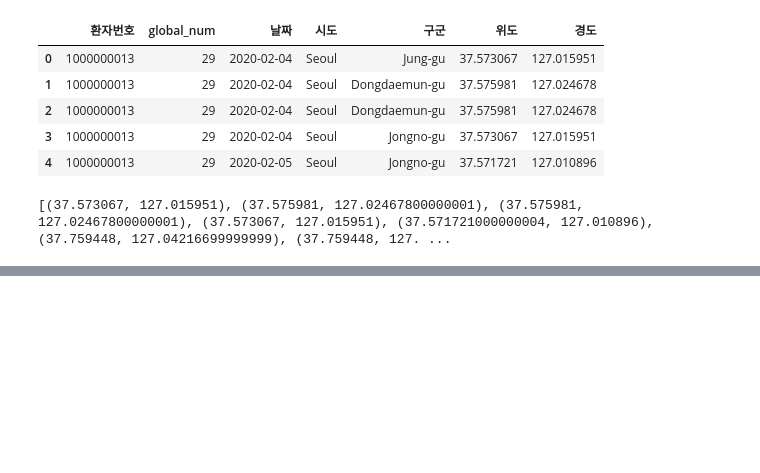
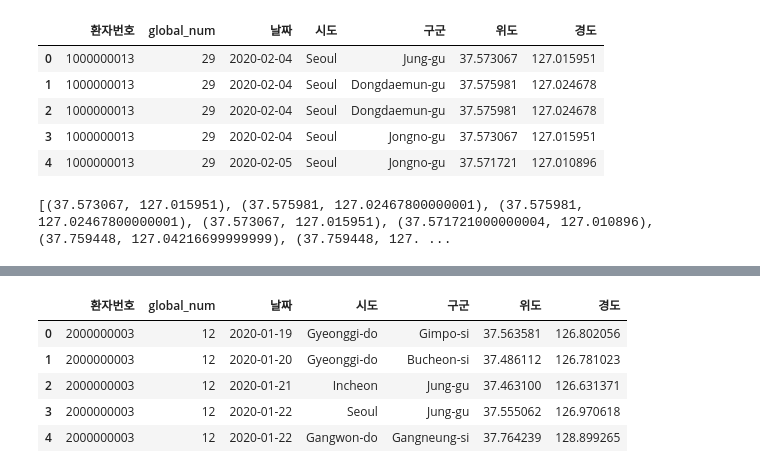
Before and after one commit to young-hun-jo/KaggleStruggle, a Jupyter notebook: covid_19/Dacon_covid19.ipynb, the cells around one changed output, grey strips where cells are left out. Drawn from its saved outputs; the diff is of its cells as text; code cells hidden in the pictures; blank space fills up the shorter version.

```diff
--- a/covid_19/Dacon_covid19.ipynb
+++ b/covid_19/Dacon_covid19.ipynb
@@ -964,0 +978,11 @@ map
+# %%
+df_route_2nd = df_route_many.loc[df_route_many['환자번호'] == '2000000003']
+df_route_2nd = df_route_2nd.reset_index(drop=True)
+df_route_2nd.head()
+# %% [output]
+|  | 환자번호 | global_num | 날짜 | 시도 | 구군 | 위도 | 경도 |
+| 0 | 2000000003 | 12 | 2020-01-19 | Gyeonggi-do | Gimpo-si | 37.563581 | 126.802056 |
+| 1 | 2000000003 | 12 | 2020-01-20 | Gyeonggi-do | Bucheon-si | 37.486112 | 126.781023 |
+| 2 | 2000000003 | 12 | 2020-01-21 | Incheon | Jung-gu | 37.463100 | 126.631371 |
+| 3 | 2000000003 | 12 | 2020-01-22 | Seoul | Jung-gu | 37.555062 | 126.970618 |
+| 4 | 2000000003 | 12 | 2020-01-22 | Gangwon-do | Gangneung-si | 37.764239 | 128.899265 |
```
Also changed, not shown: parts of 7 cells of this notebook.
